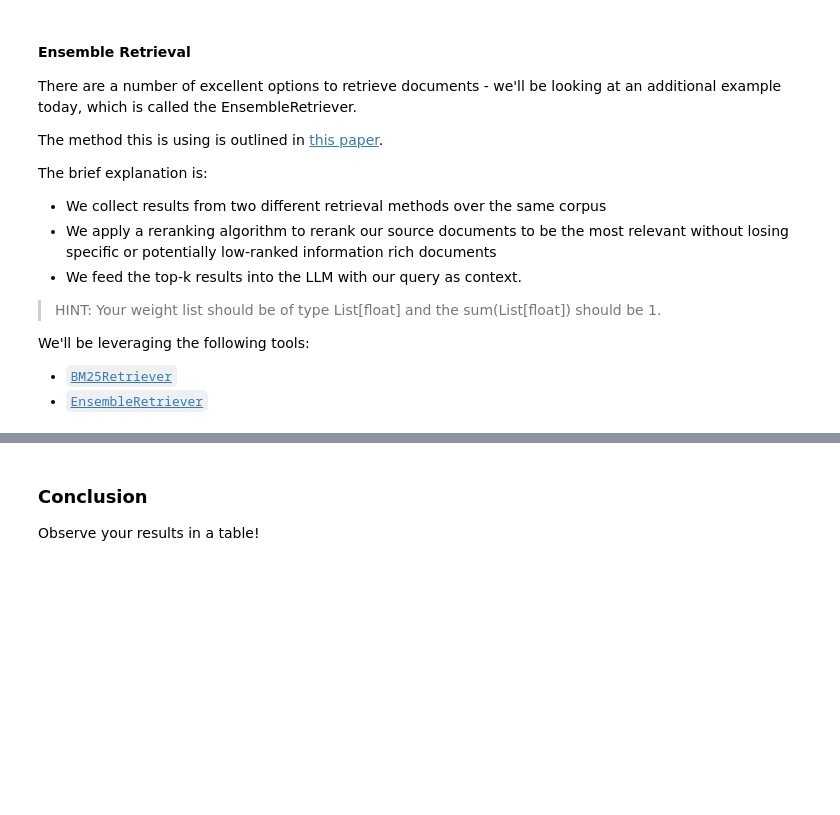
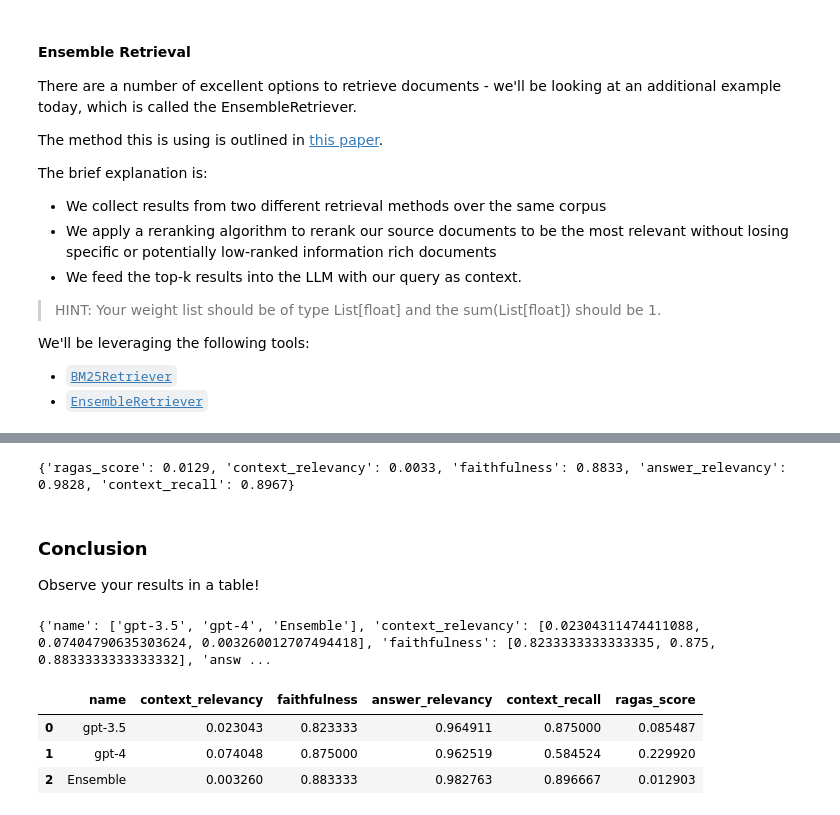
Before and after one commit to serarm/llm-apps, a Jupyter notebook: ai-spacemaker/llm-cohort2/notebooks/4_rag_evaluation_with_langchain.ipynb, the cells around one changed output, grey strips where cells are left out. Cells and saved outputs as stored; diff of their text form; code cells hidden in the pictures; blank space fills up the shorter version.

```diff
--- a/ai-spacemaker/llm-cohort2/notebooks/4_rag_evaluation_with_langchain.ipynb
+++ b/ai-spacemaker/llm-cohort2/notebooks/4_rag_evaluation_with_langchain.ipynb
@@ -198,5 +180,5 @@ Retrying langchain.chat_models.openai.ChatOpenAI.completion_with_retry.<locals>.
 # %%
-primary_ground_truth_llm = ChatOpenAI(model_name="gpt-3.5-turbo", temperature=0)
+primary_ground_truth_llm = ChatOpenAI(model_name="gpt-4", temperature=0)
 
 answer_schema = ResponseSchema(
     name="answer",
@@ -414,7 +348,7 @@ basic_qa_result
 Now we can test our how changing our Retriever impacts our RAGAS evaluation!
 # %%
 def create_qa_chain(retriever):
-  primary_qa_llm = ChatOpenAI(model_name="gpt-3.5-turbo-0301", temperature=0)
+  primary_qa_llm = ChatOpenAI(model_name="gpt-3.5-turbo", temperature=0)
 
   created_qa_chain = RetrievalQA.from_chain_type(
       primary_qa_llm,
@@ -542,5 +496,7 @@ ensemble_qa_result = evaluate_ragas_dataset(ensemble_qa_ragas_dataset)
 # %%
 ensemble_qa_result
+# %% [output]
+{'ragas_score': 0.0129, 'context_relevancy': 0.0033, 'faithfulness': 0.8833, 'answer_relevancy': 0.9828, 'context_recall': 0.8967}
 # %% [markdown]
 ### Conclusion
 
@@ -549,0 +504,18 @@ Observe your results in a table!
+# %%
+# COnverting all metrics to dict
+temp=dict()
+temp['name']=['gpt-3.5','gpt-4','Ensemble']
+for k in ensemble_qa_result.keys():
+    temp[k]=[pdr_qa_result.get(k),basic_qa_result.get(k),ensemble_qa_result.get(k)]
+
+print(temp)
+# %% [output]
+{'name': ['gpt-3.5', 'gpt-4', 'Ensemble'], 'context_relevancy': [0.02304311474411088, 0.07404790635303624, 0.003260012707494418], 'faithfulness': [0.8233333333333335, 0.875, 0.8833333333333332], 'answ ...
+# %%
+# Display the comparison as result
+display(pd.DataFrame.from_dict(temp),)
+# %% [output]
+|  | name | context_relevancy | faithfulness | answer_relevancy | context_recall | ragas_score |
+| 0 | gpt-3.5 | 0.023043 | 0.823333 | 0.964911 | 0.875000 | 0.085487 |
+| 1 | gpt-4 | 0.074048 | 0.875000 | 0.962519 | 0.584524 | 0.229920 |
+| 2 | Ensemble | 0.003260 | 0.883333 | 0.982763 | 0.896667 | 0.012903 |
```
Also changed, not shown: parts of 27 cells of this notebook, 3 other files.
